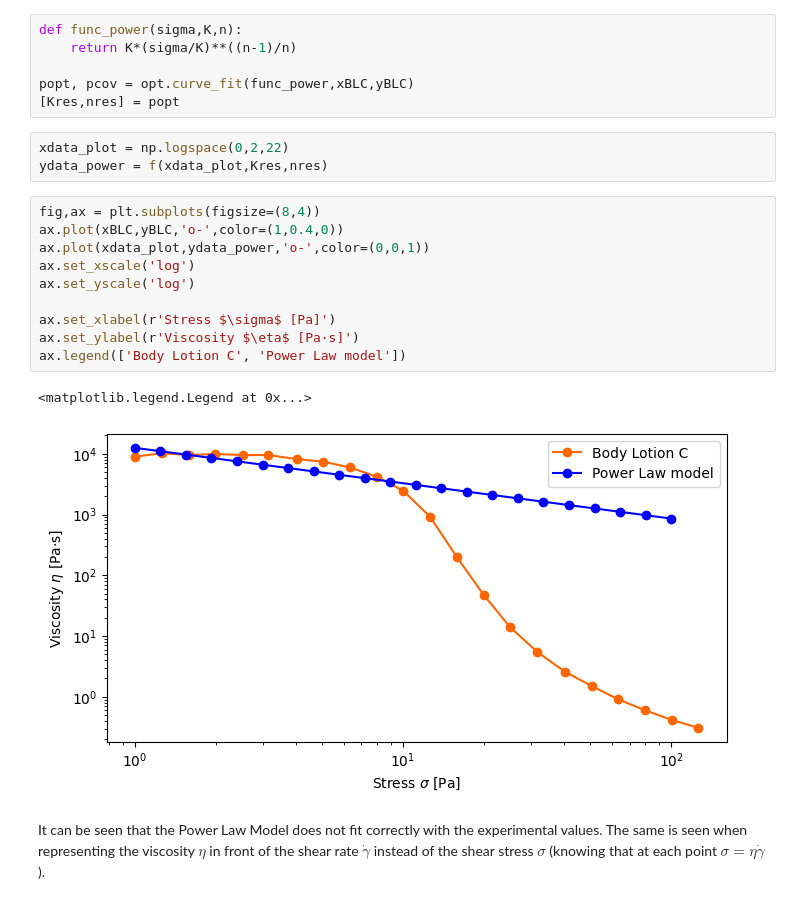
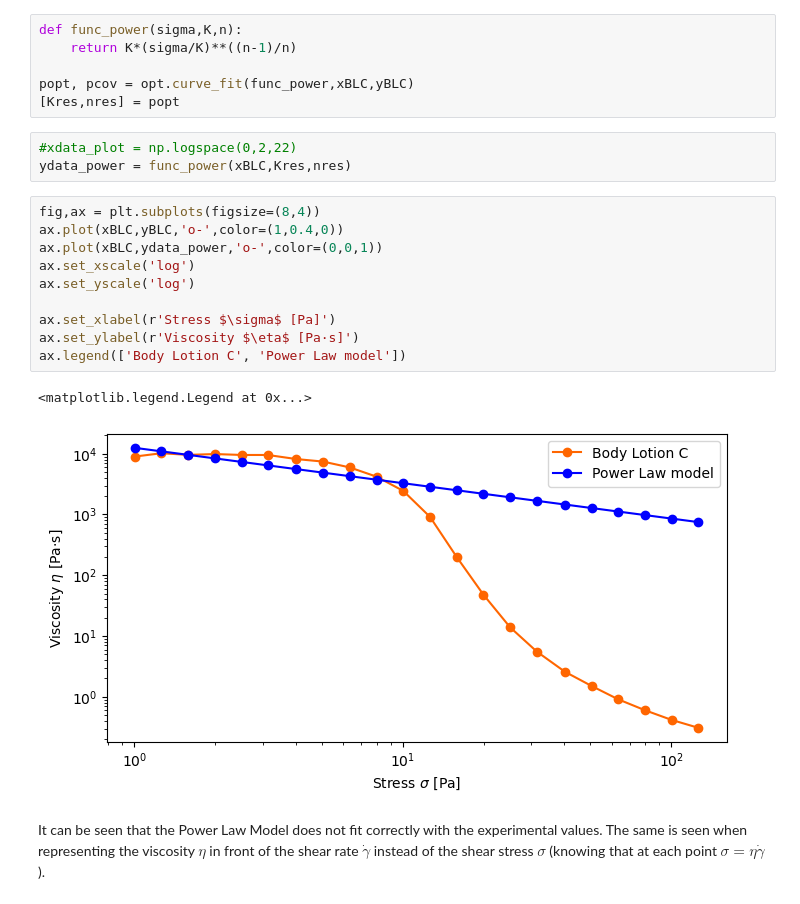
Before and after one commit to Ferraan/AdvancedFluidMechanics, a Jupyter notebook: 2-Rheology/Assignment2Group1.ipynb, the cells around one changed output. Drawn from its saved outputs; the diff is of its cells as text.

```diff
--- a/2-Rheology/Assignment2Group1.ipynb
+++ b/2-Rheology/Assignment2Group1.ipynb
@@ -84,21 +102,21 @@ def func_power(sigma,K,n):
 popt, pcov = opt.curve_fit(func_power,xBLC,yBLC)
 [Kres,nres] = popt
 # %%
-xdata_plot = np.logspace(0,2,22)
-ydata_power = f(xdata_plot,Kres,nres)
+#xdata_plot = np.logspace(0,2,22)
+ydata_power = func_power(xBLC,Kres,nres)
 # %%
 fig,ax = plt.subplots(figsize=(8,4))
 ax.plot(xBLC,yBLC,'o-',color=(1,0.4,0))
-ax.plot(xdata_plot,ydata_power,'o-',color=(0,0,1))
+ax.plot(xBLC,ydata_power,'o-',color=(0,0,1))
 ax.set_xscale('log')
 ax.set_yscale('log')
 
 ax.set_xlabel(r'Stress $\sigma$ [Pa]')
 ax.set_ylabel(r'Viscosity $\eta$ [Pa·s]')
 ax.legend(['Body Lotion C', 'Power Law model'])
 # %% [output]
 <matplotlib.legend.Legend at 0x...>
-[figure, old version]
+[figure, new version]
 # %% [markdown]
 It can be seen that the Power Law Model does not fit correctly with the experimental values. The same is seen when representing the viscosity $\eta$ in front of the shear rate $\dot{\gamma}$ instead of the shear stress $\sigma$ (knowing that at each point $\sigma = \eta\dot{\gamma}$).
 # %% [markdown]
```
Also changed, not shown: parts of 5 cells of this notebook.
